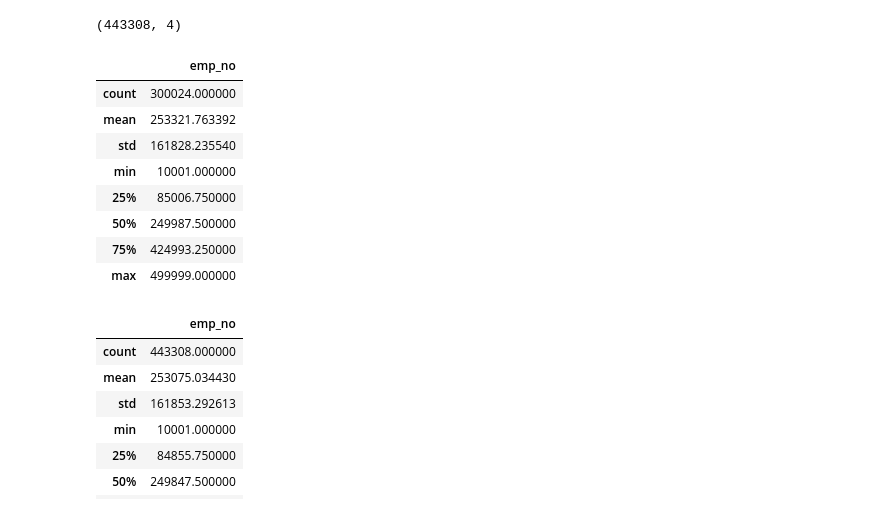
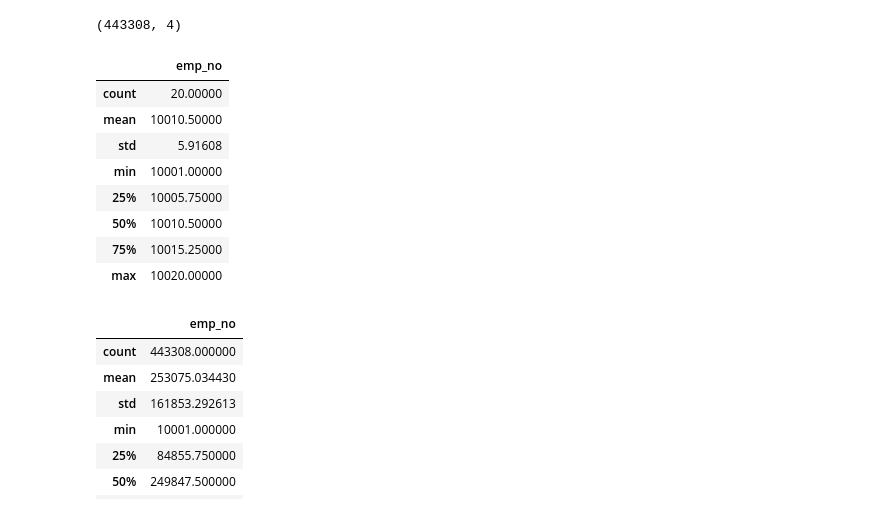
Before and after one commit to codyclonts/numpy-pandas-visualization-exercises, a Jupyter notebook: advanced_dataframes.ipynb, the cells around one changed output. Drawn from its saved outputs; the diff is of its cells as text; code cells hidden in the pictures.

Commit message:
Advanced dataframes pt 2

```diff
--- a/advanced_dataframes.ipynb
+++ b/advanced_dataframes.ipynb
@@ -46,17 +47,17 @@ titles.shape
 # %% [output]
 (443308, 4)
 # %%
-emp_df.describe()
+employees.describe()
 # %% [output]
 |  | emp_no |
-| count | 300024.000000 |
-| mean | 253321.763392 |
-| std | 161828.235540 |
-| min | 10001.000000 |
-| 25% | 85006.750000 |
-| 50% | 249987.500000 |
-| 75% | 424993.250000 |
-| max | 499999.000000 |
+| count | 20.00000 |
+| mean | 10010.50000 |
+| std | 5.91608 |
+| min | 10001.00000 |
+| 25% | 10005.75000 |
+| 50% | 10010.50000 |
+| 75% | 10015.25000 |
+| max | 10020.00000 |
 # %%
 titles.describe()
 # %% [output]
```
Also changed, not shown: parts of 18 cells of this notebook.
